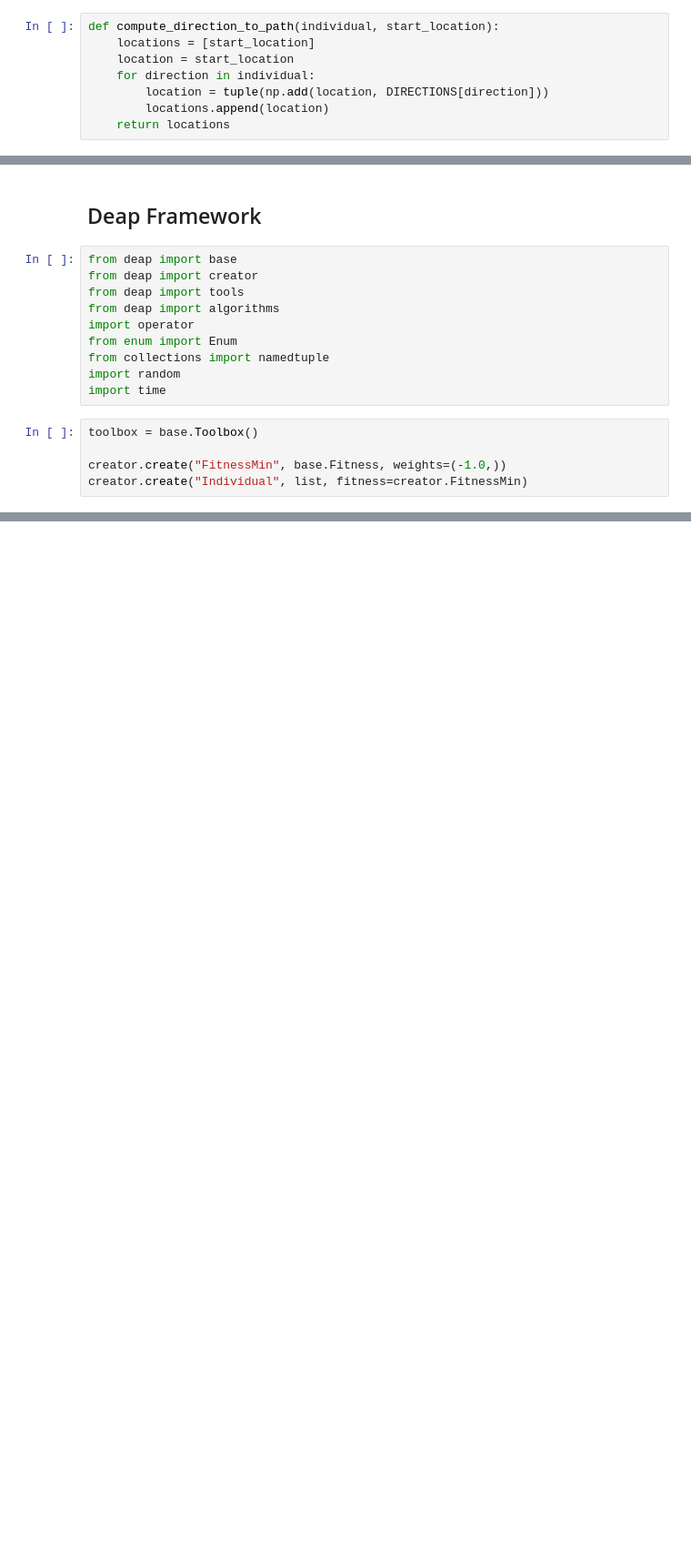
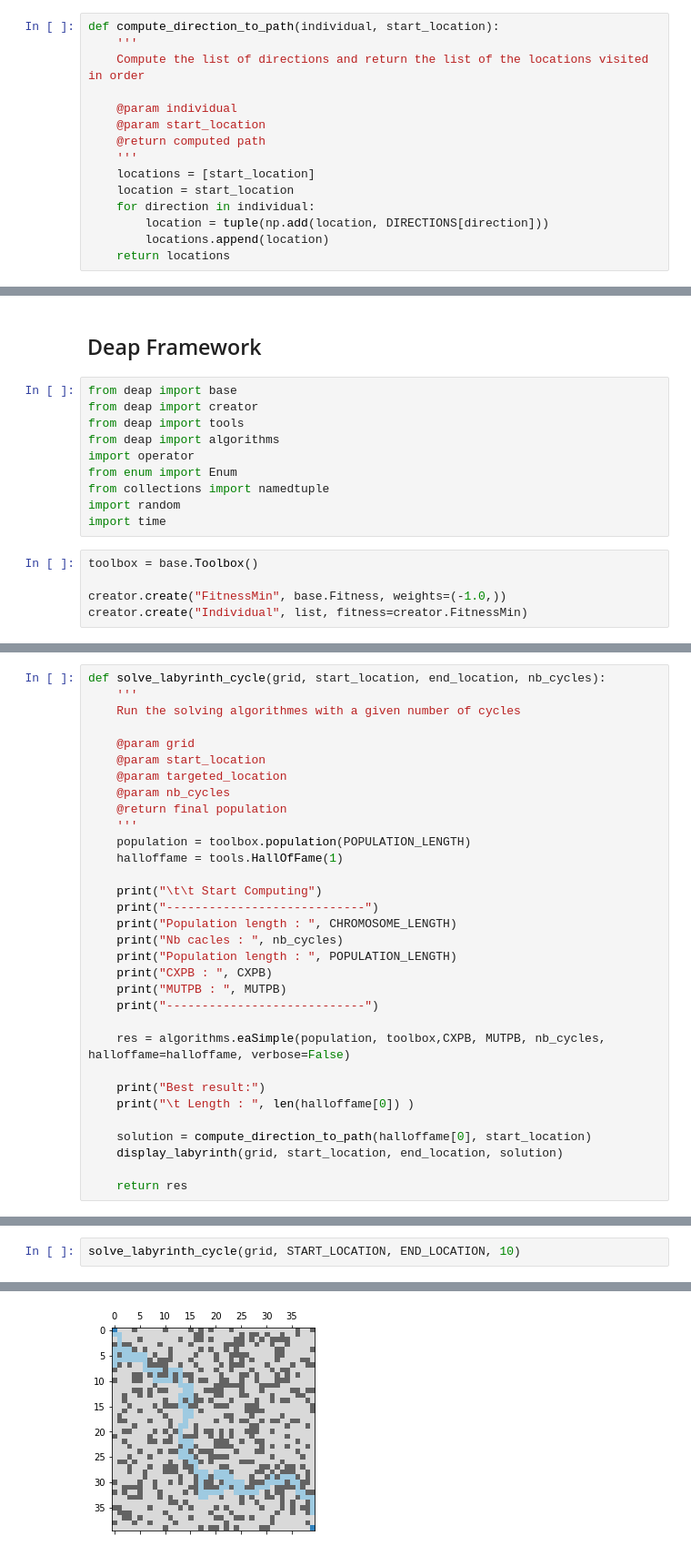
Before and after one commit to Ph0tonic/genetic_maze, a Jupyter notebook: ia_labyrinth.ipynb, the cells around one changed output, grey strips where cells are left out. Shown at 91% size. Cells and saved outputs as stored; diff of their text form; blank space fills up the shorter version.

```diff
--- a/ia_labyrinth.ipynb
+++ b/ia_labyrinth.ipynb
@@ -169,6 +240,13 @@ def validate_individual(individual, start_location, targeted_location):
     return individual#, previous_locations
 # %%
 def compute_direction_to_path(individual, start_location):
+    '''
+    Compute the list of directions and return the list of the locations visited in order
+
+    @param individual
+    @param start_location
+    @return computed path
+    '''
     locations = [start_location]
     location = start_location
     for direction in individual:
@@ -258 +339,33 @@ toolbox.register("evaluate", evaluate, start_location=START_CELL, targeted_locat
+# %%
+def solve_labyrinth_cycle(grid, start_location, end_location, nb_cycles):
+    '''
+    Run the solving algorithmes with a given number of cycles
+
+    @param grid
+    @param start_location
+    @param targeted_location
+    @param nb_cycles
+    @return final population
+    '''
+    population = toolbox.population(POPULATION_LENGTH)
+    halloffame = tools.HallOfFame(1)
+
+    print("\t\t Start Computing")
+    print("----------------------------")
+    print("Population length : ", CHROMOSOME_LENGTH)
+    print("Nb cacles : ", nb_cycles)
+    print("Population length : ", POPULATION_LENGTH)
+    print("CXPB : ", CXPB)
+    print("MUTPB : ", MUTPB)
+    print("----------------------------")
+
+    res = algorithms.eaSimple(population, toolbox,CXPB, MUTPB, nb_cycles, halloffame=halloffame, verbose=False)
+
+    print("Best result:")
+    print("\t Length : ", len(halloffame[0]) )
+
+    solution = compute_direction_to_path(halloffame[0], start_location)
+    display_labyrinth(grid, start_location, end_location, solution)
+
+    return res
 # %%
@@ -334,0 +451,3 @@ display_labyrinth(grid, START_CELL, END_CELL, solution)
+# %%
+solve_labyrinth_cycle(grid, START_LOCATION, END_LOCATION, 10)
+# %% [output]
@@ -334,0 +481 @@ display_labyrinth(grid, START_CELL, END_CELL, solution)
+[figure, added]
```
Also changed, not shown: parts of 25 cells of this notebook, 1 other file.
